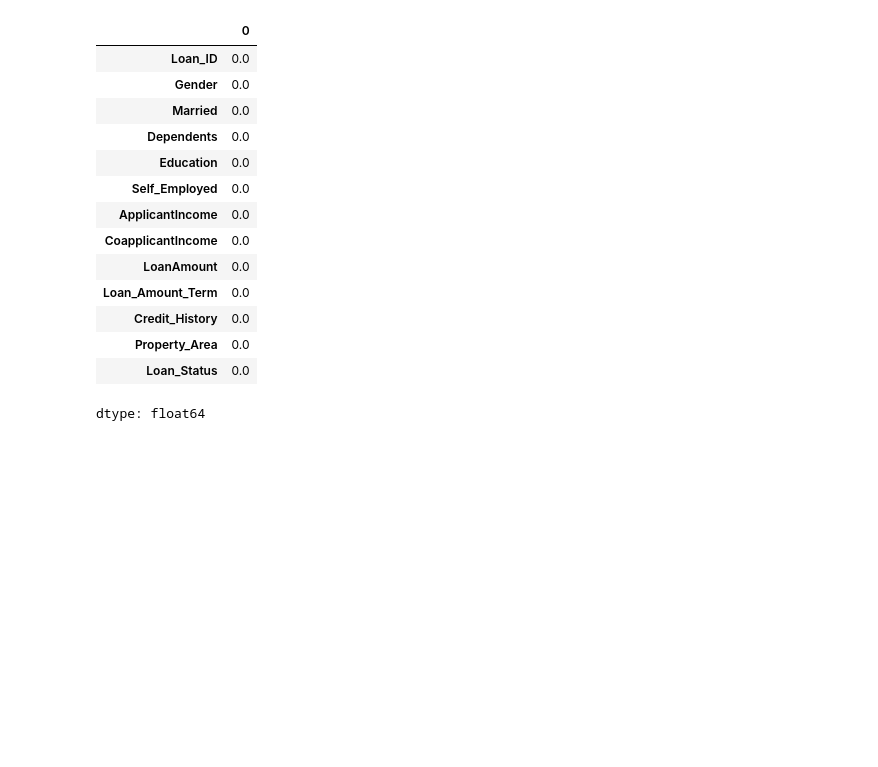
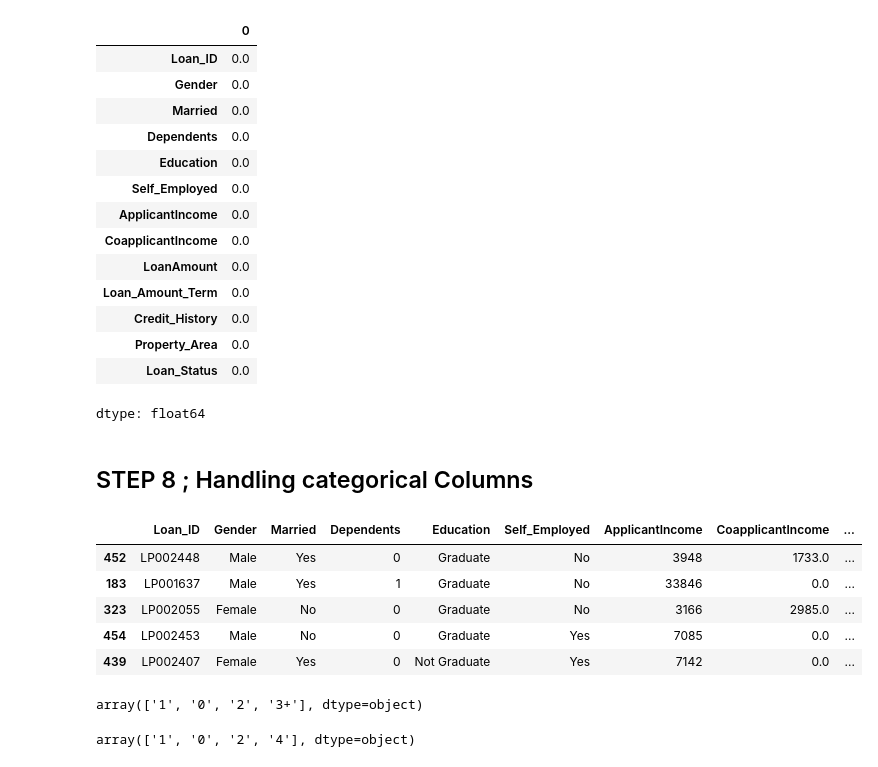
Before and after one commit to SurekhaBerlin/Loan-Status-Prediction-Using-Machine-Learning, a Jupyter notebook: Loan_Status_Prediction_Using_Machine_Learning_ipynb.ipynb, the cells around one changed output. Drawn from its saved outputs; the diff is of its cells as text; code cells hidden in the pictures; blank space fills up the shorter version.

```diff
--- a/Loan_Status_Prediction_Using_Machine_Learning_ipynb.ipynb
+++ b/Loan_Status_Prediction_Using_Machine_Learning_ipynb.ipynb
@@ -181,3 +181,18 @@ df.isnull().sum()*100 / len(df)
 | Property_Area | 0.0 |
 | Loan_Status | 0.0 |
 dtype: float64
+# %% [markdown]
+## STEP 8 ; Handling categorical Columns
+# %%
+df.sample(5)
+# %% [output]
+|  | Loan_ID | Gender | Married | Dependents | Education | Self_Employed | ApplicantIncome | CoapplicantIncome | ... |
+| 452 | LP002448 | Male | Yes | 0 | Graduate | No | 3948 | 1733.0 | ... |
+| 183 | LP001637 | Male | Yes | 1 | Graduate | No | 33846 | 0.0 | ... |
+| 323 | LP002055 | Female | No | 0 | Graduate | No | 3166 | 2985.0 | ... |
+| 454 | LP002453 | Male | No | 0 | Graduate | Yes | 7085 | 0.0 | ... |
+| 439 | LP002407 | Female | Yes | 0 | Not Graduate | Yes | 7142 | 0.0 | ... |
+# %%
+df['Dependents'].unique()
+# %% [output]
+array(['1', '0', '2', '3+'], dtype=object)
@@ -183,0 +201,4 @@ dtype: float64
+# %%
+df['Dependents'].unique()
+# %% [output]
+array(['1', '0', '2', '4'], dtype=object)
```
Also changed, not shown: parts of 8 cells of this notebook.
